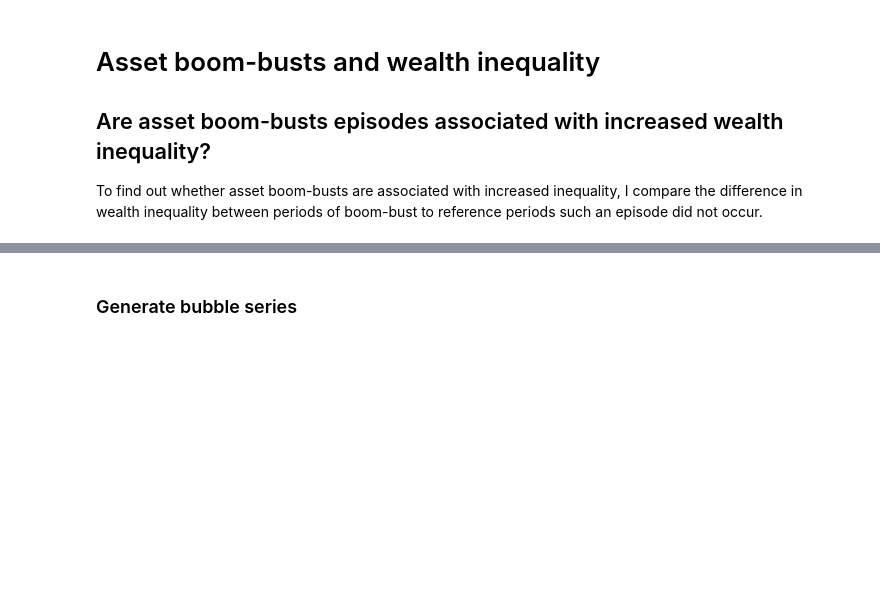
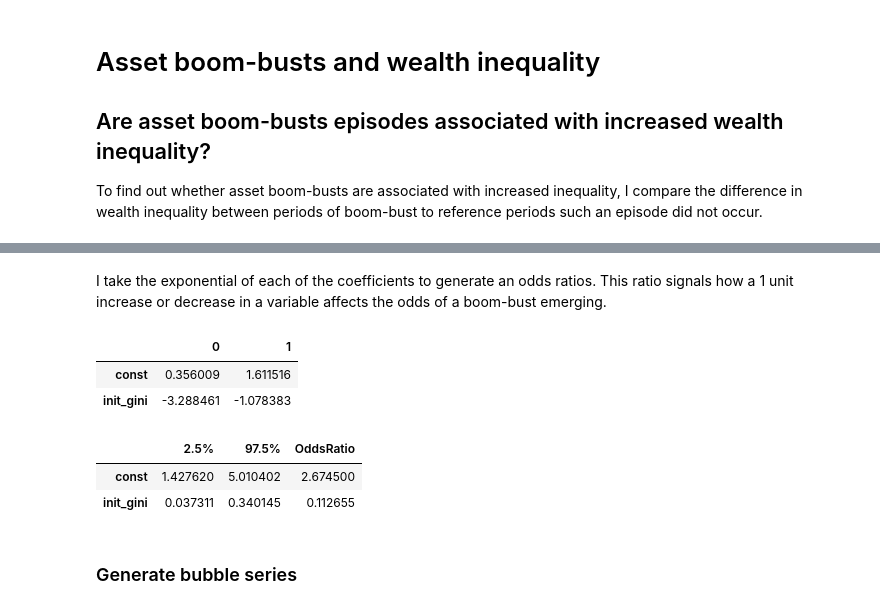
Before and after one commit to joerischasfoort/bubble-inequality, a Jupyter notebook: asset_boom_busts_and_wealth_inequality.ipynb, the cells around one changed output, grey strips where cells are left out. Drawn from its saved outputs; the diff is of its cells as text; code cells hidden in the pictures; blank space fills up the shorter version.

```diff
--- a/asset_boom_busts_and_wealth_inequality.ipynb
+++ b/asset_boom_busts_and_wealth_inequality.ipynb
@@ -33,3 +208,20 @@ To find out whether asset boom-busts are associated with increased inequality, I
+# %% [markdown]
+I take the exponential of each of the coefficients to generate an odds ratios. This ratio signals how a 1 unit increase or decrease in a variable affects the odds of a boom-bust emerging.
+# %%
+logit_regr.conf_int()
+# %% [output]
+|  | 0 | 1 |
+| const | 0.356009 | 1.611516 |
+| init_gini | -3.288461 | -1.078383 |
+# %%
+confidenceInterval = logit_regr.conf_int()
+confidenceInterval['OddsRatio'] = logit_regr.params
+confidenceInterval.columns = ['2.5%', '97.5%', 'OddsRatio']
+np.exp(confidenceInterval)
+# %% [output]
+|  | 2.5% | 97.5% | OddsRatio |
+| const | 1.427620 | 5.010402 | 2.674500 |
+| init_gini | 0.037311 | 0.340145 | 0.112655 |
 # %% [markdown]
 ### Generate bubble series
 # %%
```
Also changed, not shown: parts of 24 cells of this notebook, 3 other files.
